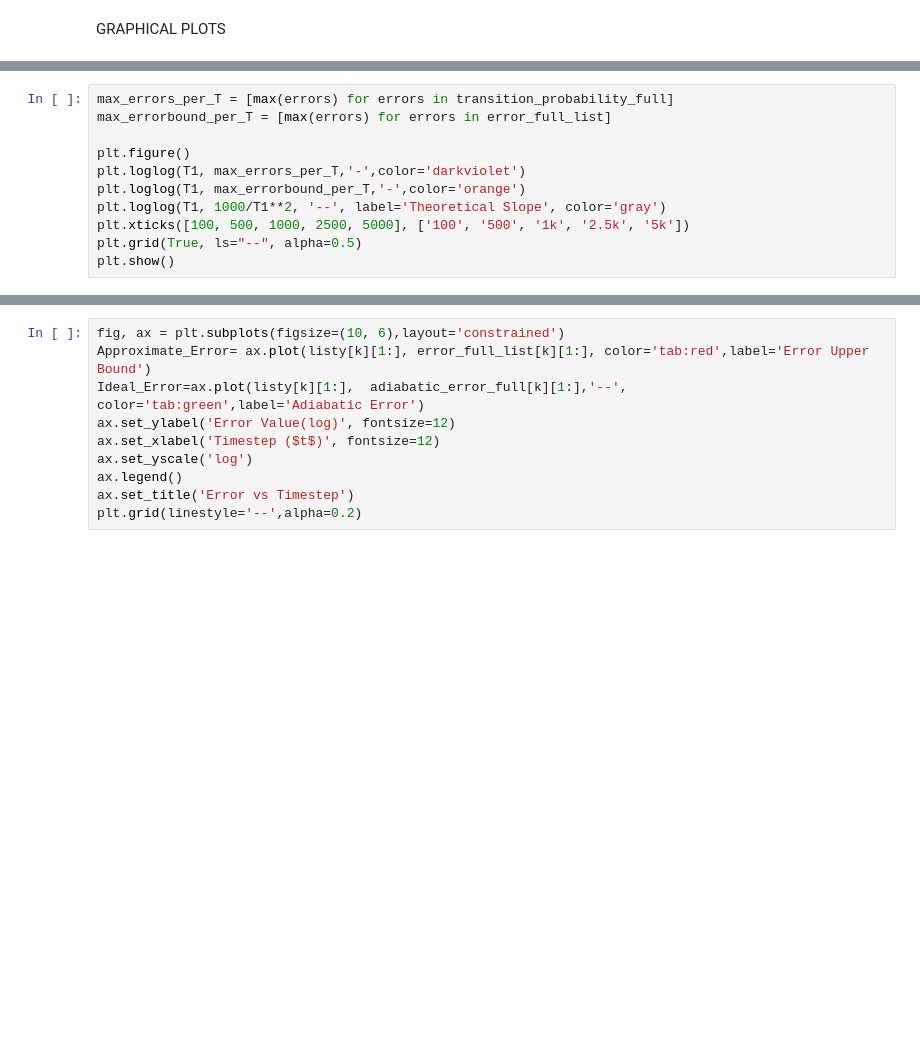
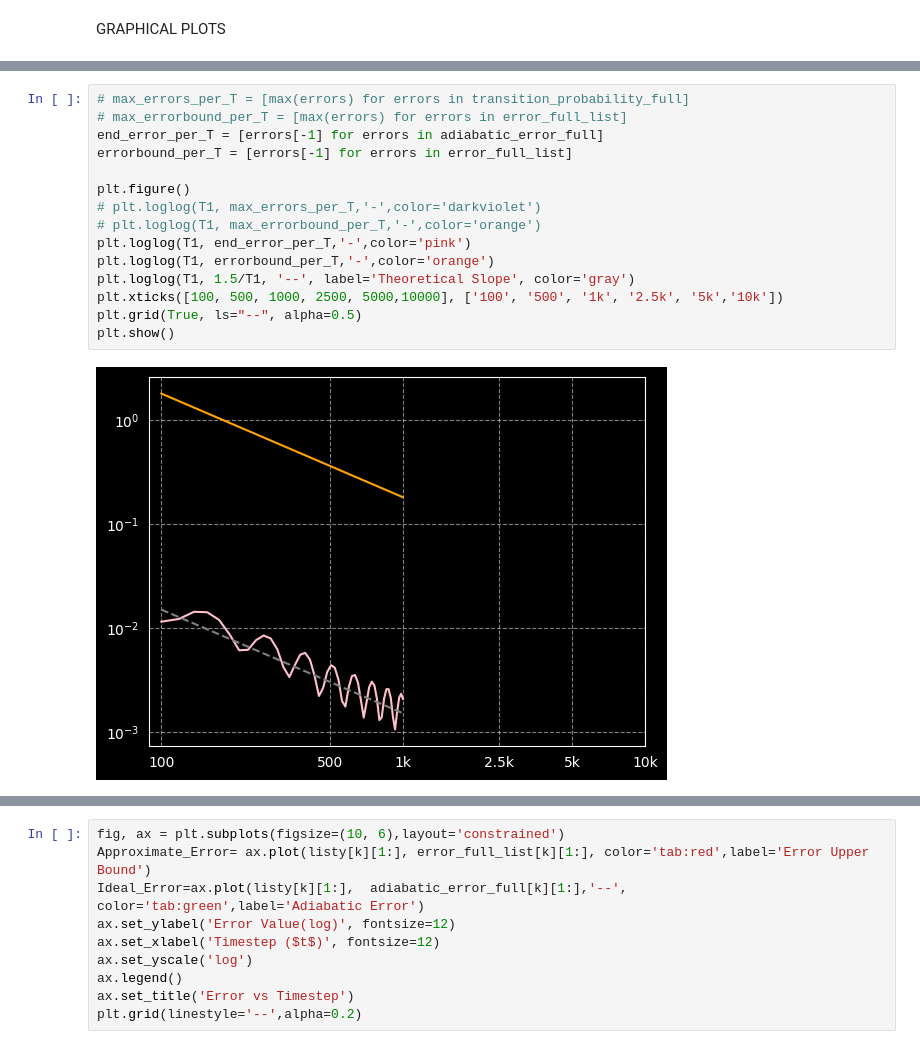
Before and after one commit to Usernotfoundoops/Adibatic_Quantum_Computing, a Jupyter notebook: Adiabatic Theorem Implementation (Muti.T) [t fix].ipynb, the cells around one changed output, grey strips where cells are left out. Drawn from its saved outputs; the diff is of its cells as text; blank space fills up the shorter version.

```diff
--- a/Adiabatic Theorem Implementation (Muti.T) [t fix].ipynb
+++ b/Adiabatic Theorem Implementation (Muti.T) [t fix].ipynb
@@ -194,14 +268,20 @@ GRAPHICAL PLOTS
 # %%
-max_errors_per_T = [max(errors) for errors in transition_probability_full]
-max_errorbound_per_T = [max(errors) for errors in error_full_list]
+# max_errors_per_T = [max(errors) for errors in transition_probability_full]
+# max_errorbound_per_T = [max(errors) for errors in error_full_list]
+end_error_per_T = [errors[-1] for errors in adiabatic_error_full]
+errorbound_per_T = [errors[-1] for errors in error_full_list]
 
 plt.figure()
-plt.loglog(T1, max_errors_per_T,'-',color='darkviolet')
-plt.loglog(T1, max_errorbound_per_T,'-',color='orange')
-plt.loglog(T1, 1000/T1**2, '--', label='Theoretical Slope', color='gray')
-plt.xticks([100, 500, 1000, 2500, 5000], ['100', '500', '1k', '2.5k', '5k'])
+# plt.loglog(T1, max_errors_per_T,'-',color='darkviolet')
+# plt.loglog(T1, max_errorbound_per_T,'-',color='orange')
+plt.loglog(T1, end_error_per_T,'-',color='pink')
+plt.loglog(T1, errorbound_per_T,'-',color='orange')
+plt.loglog(T1, 1.5/T1, '--', label='Theoretical Slope', color='gray')
+plt.xticks([100, 500, 1000, 2500, 5000,10000], ['100', '500', '1k', '2.5k', '5k','10k'])
 plt.grid(True, ls="--", alpha=0.5)
 plt.show()
+# %% [output]
+[figure, added]
 # %%
 # #Spectrum vs T
 plt.figure(figsize=(10,5))
```
Also changed, not shown: parts of 17 cells of this notebook.
